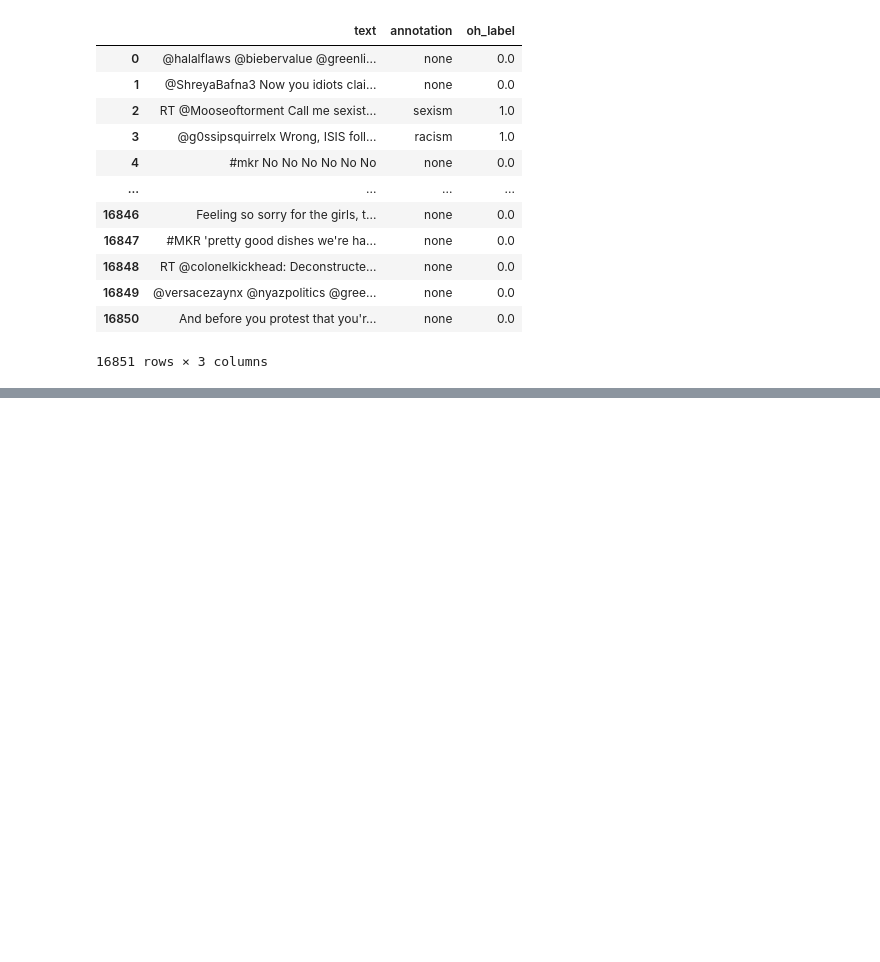
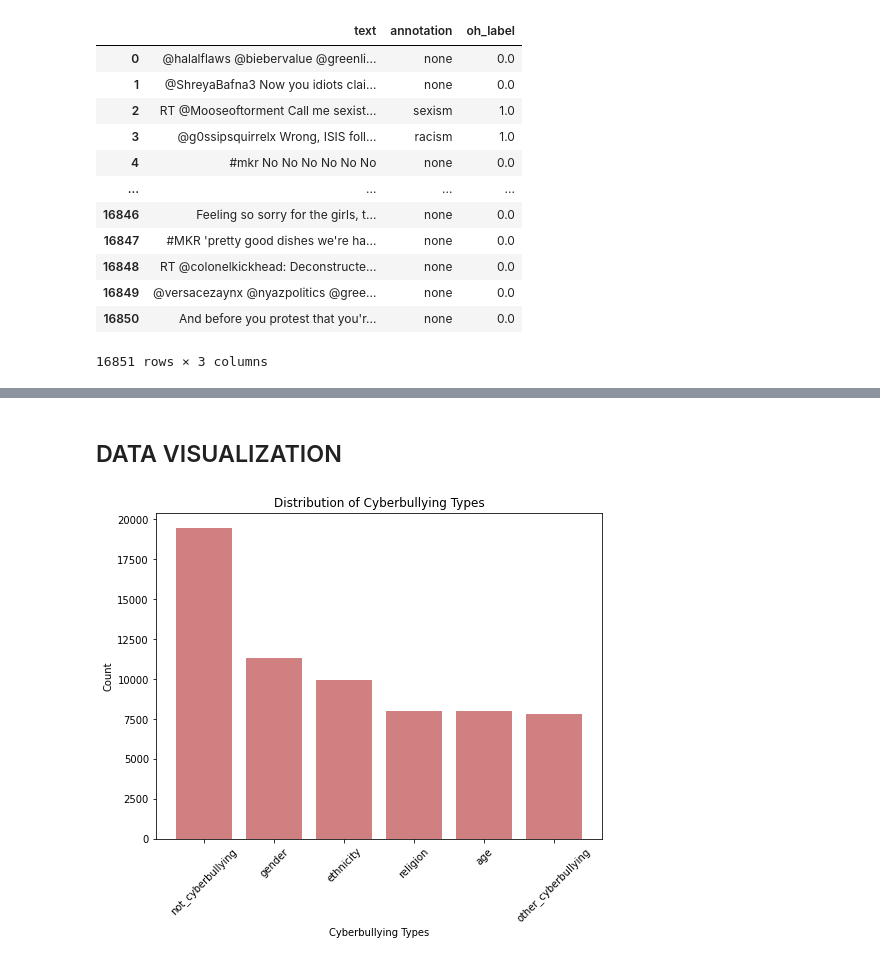
Before and after one commit to Nuray-web/NLP_final_project, a Jupyter notebook: Cyberbullying Detection.ipynb, the cells around one changed output, grey strips where cells are left out. Cells and saved outputs as stored; diff of their text form; code cells hidden in the pictures; blank space fills up the shorter version.

```diff
--- a/Cyberbullying Detection.ipynb
+++ b/Cyberbullying Detection.ipynb
@@ -206,0 +255,14 @@ df.to_csv('data.csv', index = False)
+# %% [markdown]
+## DATA VISUALIZATION
+# %%
+# Bar Plot of Cyberbullying Types
+type_counts = data['type'].value_counts()
+plt.figure(figsize=(8, 6))
+plt.bar(type_counts.index, type_counts.values, color='#D08080')
+plt.xlabel('Cyberbullying Types')
+plt.ylabel('Count')
+plt.title('Distribution of Cyberbullying Types')
+plt.xticks(rotation=45)
+plt.show()
+# %% [output]
+[figure, added]
```
Also changed, not shown: parts of 32 cells of this notebook, 1 other file.
